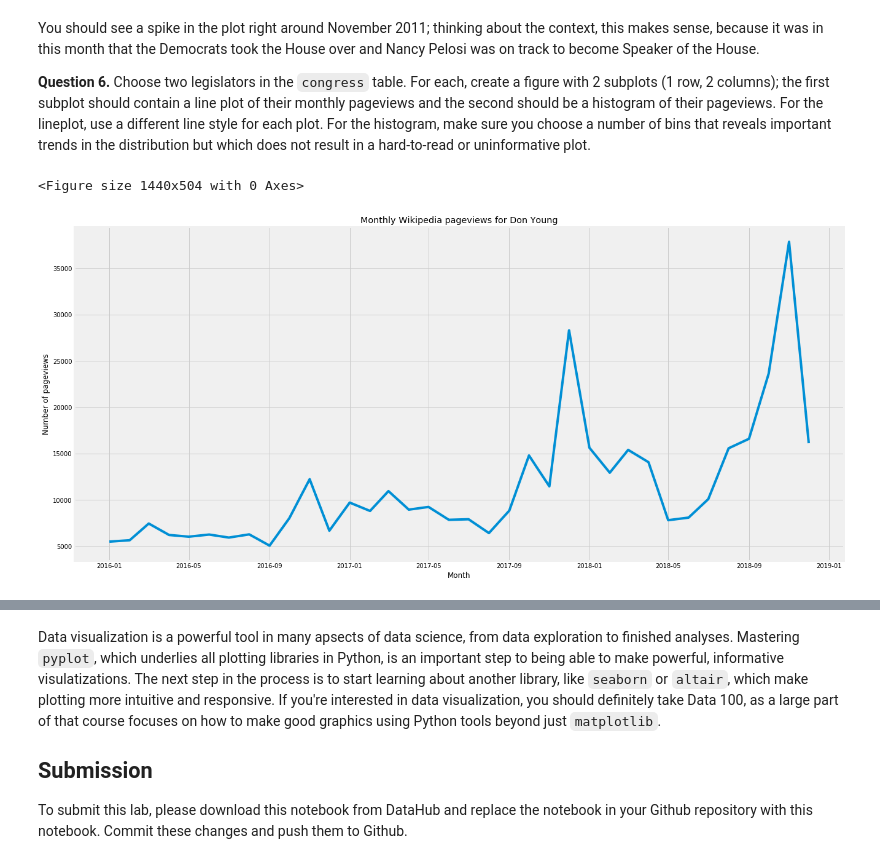
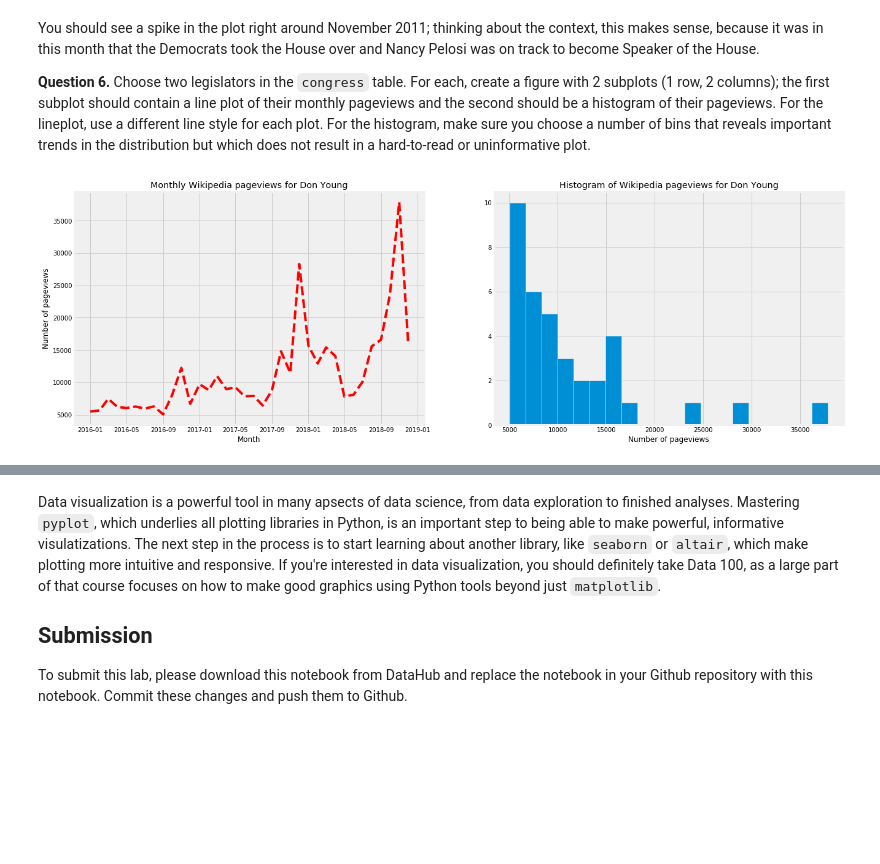
Before and after one commit to ls88-openscienceconnector/lab05-hasanm133, a Jupyter notebook: lab05.ipynb, the cells around one changed output, grey strips where cells are left out. Saved outputs shown, nothing was run; the diff lists cells and outputs as text; code cells hidden in the pictures; blank space fills up the shorter version.

```diff
--- a/lab05.ipynb
+++ b/lab05.ipynb
@@ -234,18 +236,22 @@ You should see a spike in the plot right around November 2011; thinking about th
 **Question 6.** Choose two legislators in the `congress` table. For each, create a figure with 2 subplots (1 row, 2 columns); the first subplot should contain a line plot of their monthly pageviews and the second should be a histogram of their pageviews. For the lineplot, use a different line style for each plot. For the histogram, make sure you choose a number of bins that reveals important trends in the distribution but which does not result in a hard-to-read or uninformative plot.
 # %%
 # 1st Legislator: [Don Young]
-
+young = congress.select('Month', 'Don_Young')
 plt.figure(figsize=[20, 7])
 
-young = congress.select('Month', 'Don_Young')
 
-plt.figure(figsize=[20, 10])
-plt.plot(young['Month'], young['Don_Young'])
+
+plt.subplot(121)
+plt.plot(young['Month'], young['Don_Young'], 'r--')
 plt.title('Monthly Wikipedia pageviews for Don Young')
 plt.xlabel('Month')
 plt.ylabel('Number of pageviews');
+
+plt.subplot(122)
+plt.hist(young['Don_Young'], bins = 20)
+plt.title('Histogram of Wikipedia pageviews for Don Young')
+plt.xlabel('Number of pageviews');
 # %% [output]
-<Figure size 1440x504 with 0 Axes>
-[figure, old version]
+[figure, new version]
 # %%
 # 2nd Legislator: [Ed Royce]
```
Also changed, not shown: parts of 3 cells of this notebook.
